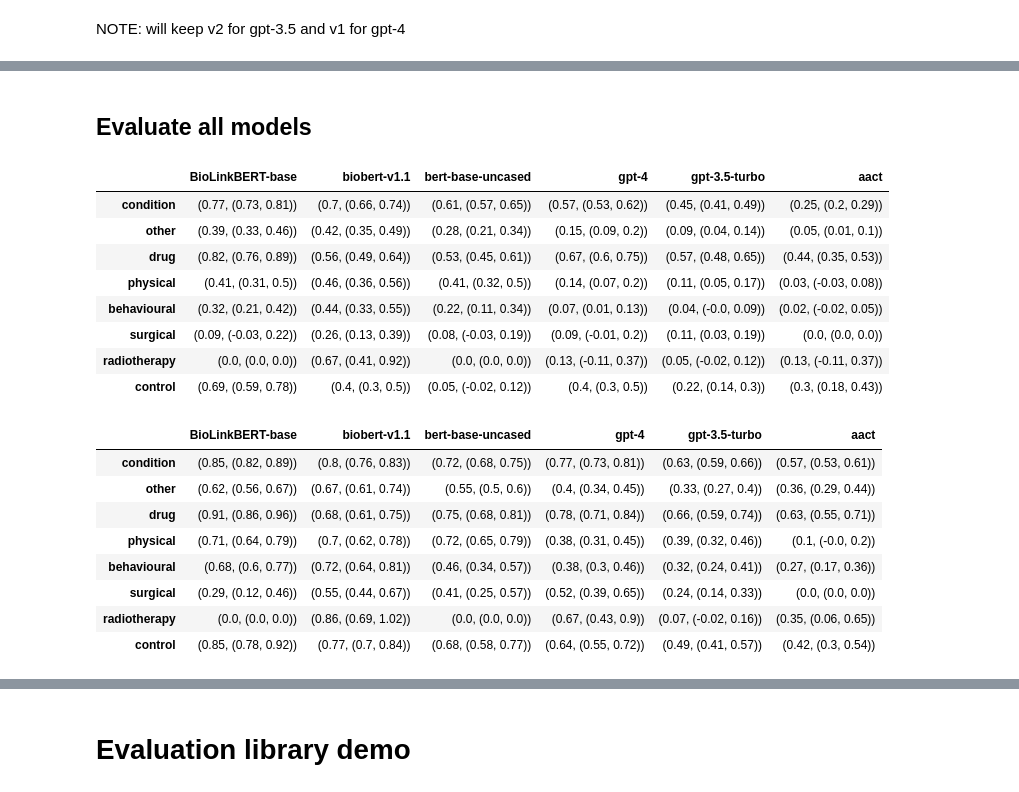
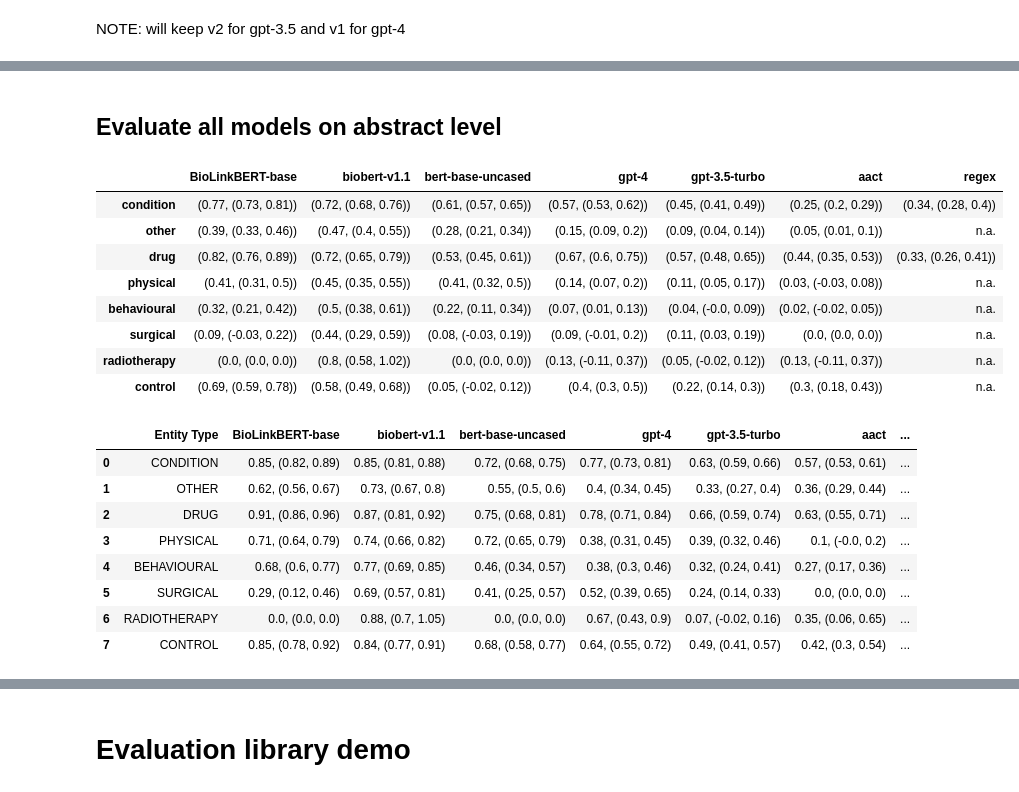
Before and after one commit to Ineichen-Group/NeuroTrialNER, a Jupyter notebook: models/2-CT Models_Evaluation_ARR_Rebuttal_2024-New-CI.ipynb, the cells around one changed output, grey strips where cells are left out. Drawn from its saved outputs; the diff is of its cells as text; code cells hidden in the pictures.

```diff
--- a/models/2-CT Models_Evaluation_ARR_Rebuttal_2024-New-CI.ipynb
+++ b/models/2-CT Models_Evaluation_ARR_Rebuttal_2024-New-CI.ipynb
@@ -103,6 +104,8 @@ def calculate_exact_and_partial_match_scores(annotations_df, entities, models, r
         partial_matches[entity] = {}
 
         for model in models:
+            if (entity != 'condition' and entity != 'drug') and 'regex' in model:
+               continue
             try:
                  # Check if all columns are present in the DataFrame
                 # Columns to check
@@ -285,35 +292,45 @@ combined_df_with_text.head(2)
 # %%
 combined_df_with_text.to_csv("./predictions/rebuttal/all_models_aggregated_annotations_for_REVIEW.csv")
 # %% [markdown]
-## Evaluate all models
+## Evaluate all models on abstract level
 # %%
 entities = ['condition', 'other', 'drug', 'physical', 'behavioural', 'surgical', 'radiotherapy', 'control']
-models = ['BioLinkBERT-base', 'biobert-v1.1', 'bert-base-uncased', 'gpt-4', 'gpt-3.5-turbo', 'aact']
+models = ['BioLinkBERT-base', 'biobert-v1.1', 'bert-base-uncased', 'gpt-4', 'gpt-3.5-turbo', 'aact','regex']
 
 exact_matches, partial_matches = calculate_exact_and_partial_match_scores(annotations_df_final, entities, models)
 # %%
 df_exact_all = pd.DataFrame(exact_matches)
-df_exact_all.T
+df_exact_all_transposed = df_exact_all.T
+df_exact_all_transposed['regex'] = df_exact_all_transposed['regex'].fillna('n.a.')
+df_exact_all_transposed
 # %% [output]
-|  | BioLinkBERT-base | biobert-v1.1 | bert-base-uncased | gpt-4 | gpt-3.5-turbo | aact |
-| condition | (0.77, (0.73, 0.81)) | (0.7, (0.66, 0.74)) | (0.61, (0.57, 0.65)) | (0.57, (0.53, 0.62)) | (0.45, (0.41, 0.49)) | (0.25, (0.2, 0.29)) |
-| other | (0.39, (0.33, 0.46)) | (0.42, (0.35, 0.49)) | (0.28, (0.21, 0.34)) | (0.15, (0.09, 0.2)) | (0.09, (0.04, 0.14)) | (0.05, (0.01, 0.1)) |
-| drug | (0.82, (0.76, 0.89)) | (0.56, (0.49, 0.64)) | (0.53, (0.45, 0.61)) | (0.67, (0.6, 0.75)) | (0.57, (0.48, 0.65)) | (0.44, (0.35, 0.53)) |
-| physical | (0.41, (0.31, 0.5)) | (0.46, (0.36, 0.56)) | (0.41, (0.32, 0.5)) | (0.14, (0.07, 0.2)) | (0.11, (0.05, 0.17)) | (0.03, (-0.03, 0.08)) |
-| behavioural | (0.32, (0.21, 0.42)) | (0.44, (0.33, 0.55)) | (0.22, (0.11, 0.34)) | (0.07, (0.01, 0.13)) | (0.04, (-0.0, 0.09)) | (0.02, (-0.02, 0.05)) |
-| surgical | (0.09, (-0.03, 0.22)) | (0.26, (0.13, 0.39)) | (0.08, (-0.03, 0.19)) | (0.09, (-0.01, 0.2)) | (0.11, (0.03, 0.19)) | (0.0, (0.0, 0.0)) |
-| radiotherapy | (0.0, (0.0, 0.0)) | (0.67, (0.41, 0.92)) | (0.0, (0.0, 0.0)) | (0.13, (-0.11, 0.37)) | (0.05, (-0.02, 0.12)) | (0.13, (-0.11, 0.37)) |
-| control | (0.69, (0.59, 0.78)) | (0.4, (0.3, 0.5)) | (0.05, (-0.02, 0.12)) | (0.4, (0.3, 0.5)) | (0.22, (0.14, 0.3)) | (0.3, (0.18, 0.43)) |
+|  | BioLinkBERT-base | biobert-v1.1 | bert-base-uncased | gpt-4 | gpt-3.5-turbo | aact | regex |
+| condition | (0.77, (0.73, 0.81)) | (0.72, (0.68, 0.76)) | (0.61, (0.57, 0.65)) | (0.57, (0.53, 0.62)) | (0.45, (0.41, 0.49)) | (0.25, (0.2, 0.29)) | (0.34, (0.28, 0.4)) |
+| other | (0.39, (0.33, 0.46)) | (0.47, (0.4, 0.55)) | (0.28, (0.21, 0.34)) | (0.15, (0.09, 0.2)) | (0.09, (0.04, 0.14)) | (0.05, (0.01, 0.1)) | n.a. |
+| drug | (0.82, (0.76, 0.89)) | (0.72, (0.65, 0.79)) | (0.53, (0.45, 0.61)) | (0.67, (0.6, 0.75)) | (0.57, (0.48, 0.65)) | (0.44, (0.35, 0.53)) | (0.33, (0.26, 0.41)) |
+| physical | (0.41, (0.31, 0.5)) | (0.45, (0.35, 0.55)) | (0.41, (0.32, 0.5)) | (0.14, (0.07, 0.2)) | (0.11, (0.05, 0.17)) | (0.03, (-0.03, 0.08)) | n.a. |
+| behavioural | (0.32, (0.21, 0.42)) | (0.5, (0.38, 0.61)) | (0.22, (0.11, 0.34)) | (0.07, (0.01, 0.13)) | (0.04, (-0.0, 0.09)) | (0.02, (-0.02, 0.05)) | n.a. |
+| surgical | (0.09, (-0.03, 0.22)) | (0.44, (0.29, 0.59)) | (0.08, (-0.03, 0.19)) | (0.09, (-0.01, 0.2)) | (0.11, (0.03, 0.19)) | (0.0, (0.0, 0.0)) | n.a. |
+| radiotherapy | (0.0, (0.0, 0.0)) | (0.8, (0.58, 1.02)) | (0.0, (0.0, 0.0)) | (0.13, (-0.11, 0.37)) | (0.05, (-0.02, 0.12)) | (0.13, (-0.11, 0.37)) | n.a. |
+| control | (0.69, (0.59, 0.78)) | (0.58, (0.49, 0.68)) | (0.05, (-0.02, 0.12)) | (0.4, (0.3, 0.5)) | (0.22, (0.14, 0.3)) | (0.3, (0.18, 0.43)) | n.a. |
 # %%
 df_partial_all = pd.DataFrame(partial_matches)
-df_partial_all.T
+df_partial_all_transposed = df_partial_all.T
+df_partial_all_transposed['regex'] = df_partial_all_transposed['regex'].fillna('(n.a.)')
+
+df_partial_all_transposed.reset_index(inplace=True)
+df_partial_all_transposed.rename(columns={'index': 'Entity Type'}, inplace=True)
+df_partial_all_transposed['Entity Type'] = df_partial_all_transposed['Entity Type'].str.upper()
+df_partial_all_transposed.iloc[:, 1:] = df_partial_all_transposed.iloc[:, 1:].map(lambda x: str(x)[1:-1])
+
+df_partial_all_transposed
 # %% [output]
-|  | BioLinkBERT-base | biobert-v1.1 | bert-base-uncased | gpt-4 | gpt-3.5-turbo | aact |
-| condition | (0.85, (0.82, 0.89)) | (0.8, (0.76, 0.83)) | (0.72, (0.68, 0.75)) | (0.77, (0.73, 0.81)) | (0.63, (0.59, 0.66)) | (0.57, (0.53, 0.61)) |
-| other | (0.62, (0.56, 0.67)) | (0.67, (0.61, 0.74)) | (0.55, (0.5, 0.6)) | (0.4, (0.34, 0.45)) | (0.33, (0.27, 0.4)) | (0.36, (0.29, 0.44)) |
-| drug | (0.91, (0.86, 0.96)) | (0.68, (0.61, 0.75)) | (0.75, (0.68, 0.81)) | (0.78, (0.71, 0.84)) | (0.66, (0.59, 0.74)) | (0.63, (0.55, 0.71)) |
-| physical | (0.71, (0.64, 0.79)) | (0.7, (0.62, 0.78)) | (0.72, (0.65, 0.79)) | (0.38, (0.31, 0.45)) | (0.39, (0.32, 0.46)) | (0.1, (-0.0, 0.2)) |
-| behavioural | (0.68, (0.6, 0.77)) | (0.72, (0.64, 0.81)) | (0.46, (0.34, 0.57)) | (0.38, (0.3, 0.46)) | (0.32, (0.24, 0.41)) | (0.27, (0.17, 0.36)) |
-| surgical | (0.29, (0.12, 0.46)) | (0.55, (0.44, 0.67)) | (0.41, (0.25, 0.57)) | (0.52, (0.39, 0.65)) | (0.24, (0.14, 0.33)) | (0.0, (0.0, 0.0)) |
-| radiotherapy | (0.0, (0.0, 0.0)) | (0.86, (0.69, 1.02)) | (0.0, (0.0, 0.0)) | (0.67, (0.43, 0.9)) | (0.07, (-0.02, 0.16)) | (0.35, (0.06, 0.65)) |
-| control | (0.85, (0.78, 0.92)) | (0.77, (0.7, 0.84)) | (0.68, (0.58, 0.77)) | (0.64, (0.55, 0.72)) | (0.49, (0.41, 0.57)) | (0.42, (0.3, 0.54)) |
+|  | Entity Type | BioLinkBERT-base | biobert-v1.1 | bert-base-uncased | gpt-4 | gpt-3.5-turbo | aact | ... |
+| 0 | CONDITION | 0.85, (0.82, 0.89) | 0.85, (0.81, 0.88) | 0.72, (0.68, 0.75) | 0.77, (0.73, 0.81) | 0.63, (0.59, 0.66) | 0.57, (0.53, 0.61) | ... |
+| 1 | OTHER | 0.62, (0.56, 0.67) | 0.73, (0.67, 0.8) | 0.55, (0.5, 0.6) | 0.4, (0.34, 0.45) | 0.33, (0.27, 0.4) | 0.36, (0.29, 0.44) | ... |
+| 2 | DRUG | 0.91, (0.86, 0.96) | 0.87, (0.81, 0.92) | 0.75, (0.68, 0.81) | 0.78, (0.71, 0.84) | 0.66, (0.59, 0.74) | 0.63, (0.55, 0.71) | ... |
+| 3 | PHYSICAL | 0.71, (0.64, 0.79) | 0.74, (0.66, 0.82) | 0.72, (0.65, 0.79) | 0.38, (0.31, 0.45) | 0.39, (0.32, 0.46) | 0.1, (-0.0, 0.2) | ... |
+| 4 | BEHAVIOURAL | 0.68, (0.6, 0.77) | 0.77, (0.69, 0.85) | 0.46, (0.34, 0.57) | 0.38, (0.3, 0.46) | 0.32, (0.24, 0.41) | 0.27, (0.17, 0.36) | ... |
+| 5 | SURGICAL | 0.29, (0.12, 0.46) | 0.69, (0.57, 0.81) | 0.41, (0.25, 0.57) | 0.52, (0.39, 0.65) | 0.24, (0.14, 0.33) | 0.0, (0.0, 0.0) | ... |
+| 6 | RADIOTHERAPY | 0.0, (0.0, 0.0) | 0.88, (0.7, 1.05) | 0.0, (0.0, 0.0) | 0.67, (0.43, 0.9) | 0.07, (-0.02, 0.16) | 0.35, (0.06, 0.65) | ... |
+| 7 | CONTROL | 0.85, (0.78, 0.92) | 0.84, (0.77, 0.91) | 0.68, (0.58, 0.77) | 0.64, (0.55, 0.72) | 0.49, (0.41, 0.57) | 0.42, (0.3, 0.54) | ... |
```
Also changed, not shown: parts of 54 cells of this notebook, 1 other file.
